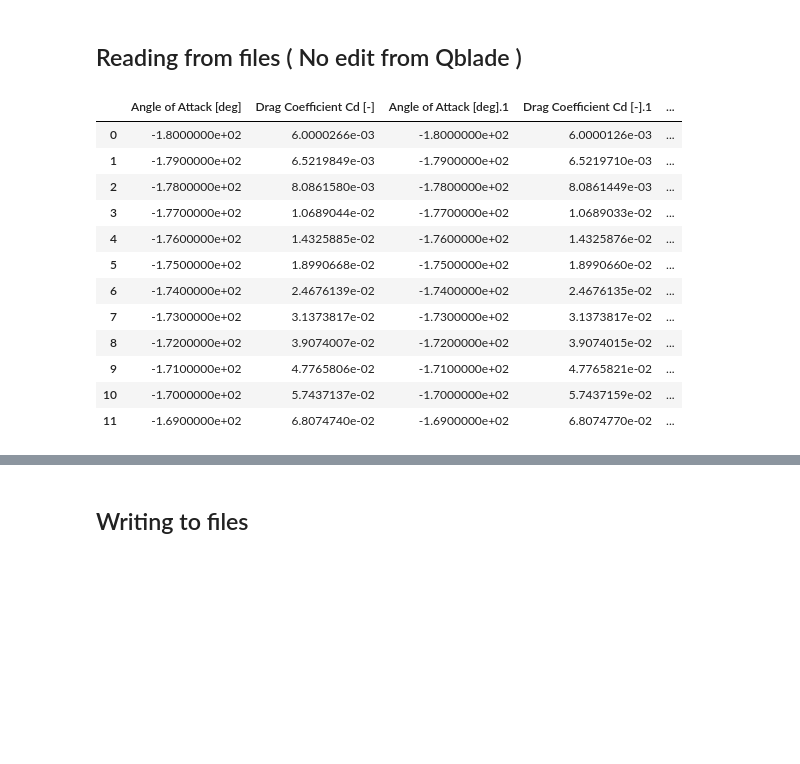
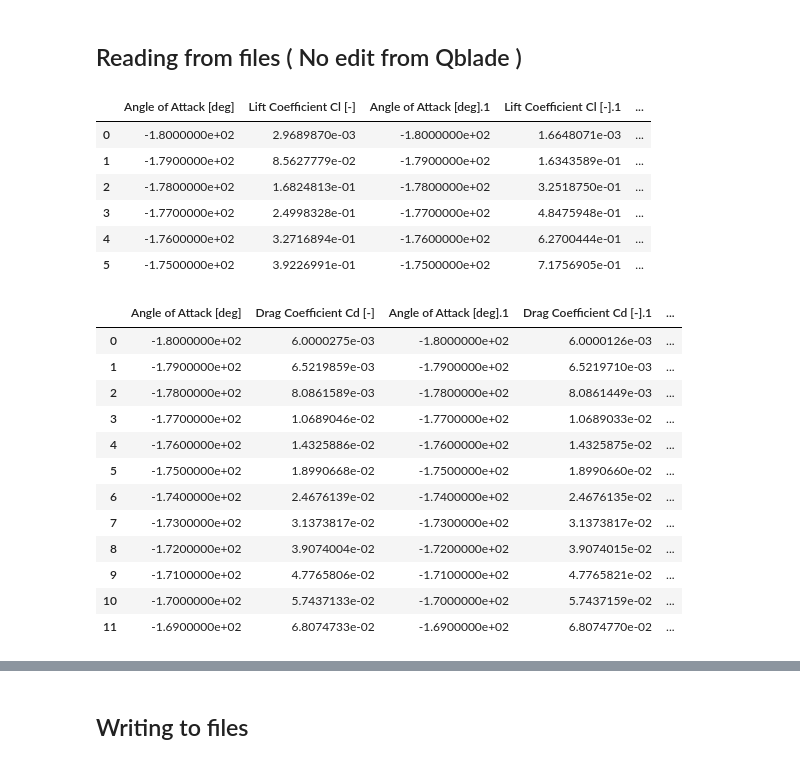
Before and after one commit to Pedro-pb-coder/polars.Qblade, a Jupyter notebook: polares.all.ipynb, the cells around one changed output, grey strips where cells are left out. Cells and saved outputs as stored; diff of their text form; code cells hidden in the pictures; blank space fills up the shorter version.

```diff
--- a/polares.all.ipynb
+++ b/polares.all.ipynb
@@ -15,34 +15,45 @@ pandas version 2.0.3
 # %% [markdown]
 ## Reading from files ( No edit from Qblade )
 # %%
-df = pd.read_csv("/kaggle/input/polar-try/Clark Y/esconde_geim/all_cd.txt",delimiter='\t',skiprows=2)
-
+df_cd = pd.read_csv("/kaggle/input/polar-try/Clark Y/esconde_geim/all_cd.txt",delimiter='\t',skiprows=2)
+df_cl = pd.read_csv("/kaggle/input/polar-try/Clark Y/esconde_geim/all_cl.txt",delimiter='\t',skiprows=2)
 #/kaggle/input/polar-try/Clark Y/esconde_geim/all_cd.txt
 #df2 = pd.read_csv("/kaggle/input/polar-try/Clark Y/cl/cl_R_4.5e4.txt",delimiter='\t', skiprows=1, usecols=['Angle of Attack [deg]', 'Lift Coefficient Cl [-]'])
 df3 = pd.read_csv("/kaggle/input/polar-try/Clark Y/cl/cl_R_1e5.txt",delimiter='\t', skiprows=2, usecols=['Angle of Attack [deg]', 'Lift Coefficient Cl [-]'])
 df4 = pd.read_csv("/kaggle/input/polar-try/Clark Y/cd/cd_R_4.5e4.txt",delimiter='\t', skiprows=1)
 #df_temp = pd.read_csv('arquivo.csv', nrows=0)
 #print(df2.columns)
 #df2.head(12)
 #df2['cl_next'] = df3.iloc[:, 1]
 
 #print(df.columns)
-df.head(12)
+df_cl.head(6)
+#df_cd.head(12)
 
 #print(df2.columns)
 #df2.head(12)
 #/kaggle/input/polar-try/E63
 # %% [output]
-|  | Angle of Attack [deg] | Drag Coefficient Cd [-] | Angle of Attack [deg].1 | Drag Coefficient Cd [-].1 | ... |
-| 0 | -1.8000000e+02 | 6.0000266e-03 | -1.8000000e+02 | 6.0000126e-03 | ... |
-| 1 | -1.7900000e+02 | 6.5219849e-03 | -1.7900000e+02 | 6.5219710e-03 | ... |
-| 2 | -1.7800000e+02 | 8.0861580e-03 | -1.7800000e+02 | 8.0861449e-03 | ... |
-| 3 | -1.7700000e+02 | 1.0689044e-02 | -1.7700000e+02 | 1.0689033e-02 | ... |
-| 4 | -1.7600000e+02 | 1.4325885e-02 | -1.7600000e+02 | 1.4325876e-02 | ... |
-| 5 | -1.7500000e+02 | 1.8990668e-02 | -1.7500000e+02 | 1.8990660e-02 | ... |
-| 6 | -1.7400000e+02 | 2.4676139e-02 | -1.7400000e+02 | 2.4676135e-02 | ... |
-| 7 | -1.7300000e+02 | 3.1373817e-02 | -1.7300000e+02 | 3.1373817e-02 | ... |
-| 8 | -1.7200000e+02 | 3.9074007e-02 | -1.7200000e+02 | 3.9074015e-02 | ... |
-| 9 | -1.7100000e+02 | 4.7765806e-02 | -1.7100000e+02 | 4.7765821e-02 | ... |
-| 10 | -1.7000000e+02 | 5.7437137e-02 | -1.7000000e+02 | 5.7437159e-02 | ... |
-| 11 | -1.6900000e+02 | 6.8074740e-02 | -1.6900000e+02 | 6.8074770e-02 | ... |
+|  | Angle of Attack [deg] | Lift Coefficient Cl [-] | Angle of Attack [deg].1 | Lift Coefficient Cl [-].1 | ... |
+| 0 | -1.8000000e+02 | 2.9689870e-03 | -1.8000000e+02 | 1.6648071e-03 | ... |
+| 1 | -1.7900000e+02 | 8.5627779e-02 | -1.7900000e+02 | 1.6343589e-01 | ... |
+| 2 | -1.7800000e+02 | 1.6824813e-01 | -1.7800000e+02 | 3.2518750e-01 | ... |
+| 3 | -1.7700000e+02 | 2.4998328e-01 | -1.7700000e+02 | 4.8475948e-01 | ... |
+| 4 | -1.7600000e+02 | 3.2716894e-01 | -1.7600000e+02 | 6.2700444e-01 | ... |
+| 5 | -1.7500000e+02 | 3.9226991e-01 | -1.7500000e+02 | 7.1756905e-01 | ... |
+# %%
+df_cd.head(12)
+# %% [output]
+|  | Angle of Attack [deg] | Drag Coefficient Cd [-] | Angle of Attack [deg].1 | Drag Coefficient Cd [-].1 | ... |
+| 0 | -1.8000000e+02 | 6.0000275e-03 | -1.8000000e+02 | 6.0000126e-03 | ... |
+| 1 | -1.7900000e+02 | 6.5219859e-03 | -1.7900000e+02 | 6.5219710e-03 | ... |
+| 2 | -1.7800000e+02 | 8.0861589e-03 | -1.7800000e+02 | 8.0861449e-03 | ... |
+| 3 | -1.7700000e+02 | 1.0689046e-02 | -1.7700000e+02 | 1.0689033e-02 | ... |
+| 4 | -1.7600000e+02 | 1.4325886e-02 | -1.7600000e+02 | 1.4325875e-02 | ... |
+| 5 | -1.7500000e+02 | 1.8990668e-02 | -1.7500000e+02 | 1.8990660e-02 | ... |
+| 6 | -1.7400000e+02 | 2.4676139e-02 | -1.7400000e+02 | 2.4676135e-02 | ... |
+| 7 | -1.7300000e+02 | 3.1373817e-02 | -1.7300000e+02 | 3.1373817e-02 | ... |
+| 8 | -1.7200000e+02 | 3.9074004e-02 | -1.7200000e+02 | 3.9074015e-02 | ... |
+| 9 | -1.7100000e+02 | 4.7765806e-02 | -1.7100000e+02 | 4.7765821e-02 | ... |
+| 10 | -1.7000000e+02 | 5.7437133e-02 | -1.7000000e+02 | 5.7437159e-02 | ... |
+| 11 | -1.6900000e+02 | 6.8074733e-02 | -1.6900000e+02 | 6.8074770e-02 | ... |
```
Also changed, not shown: parts of 29 cells of this notebook.
